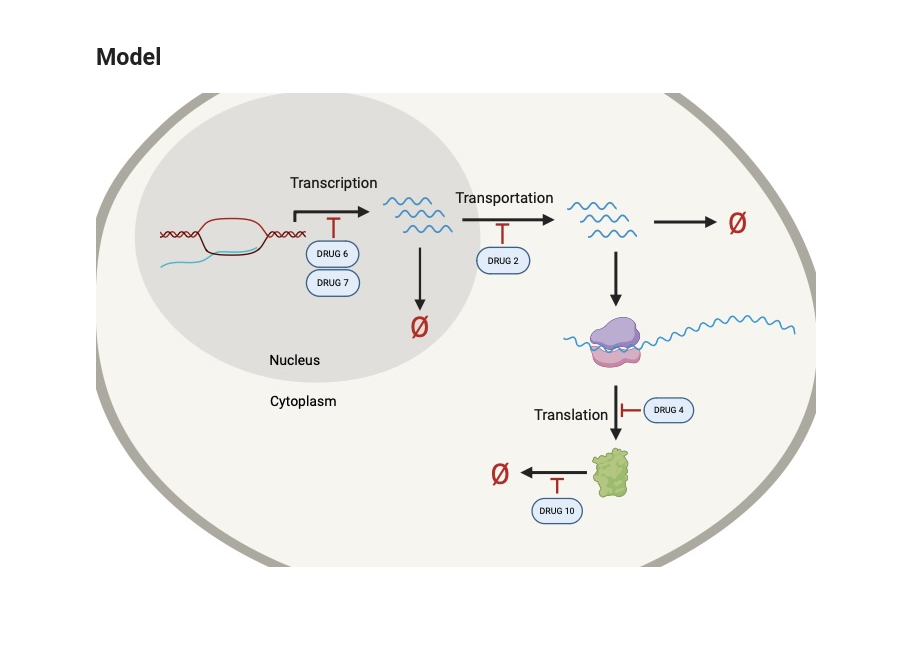
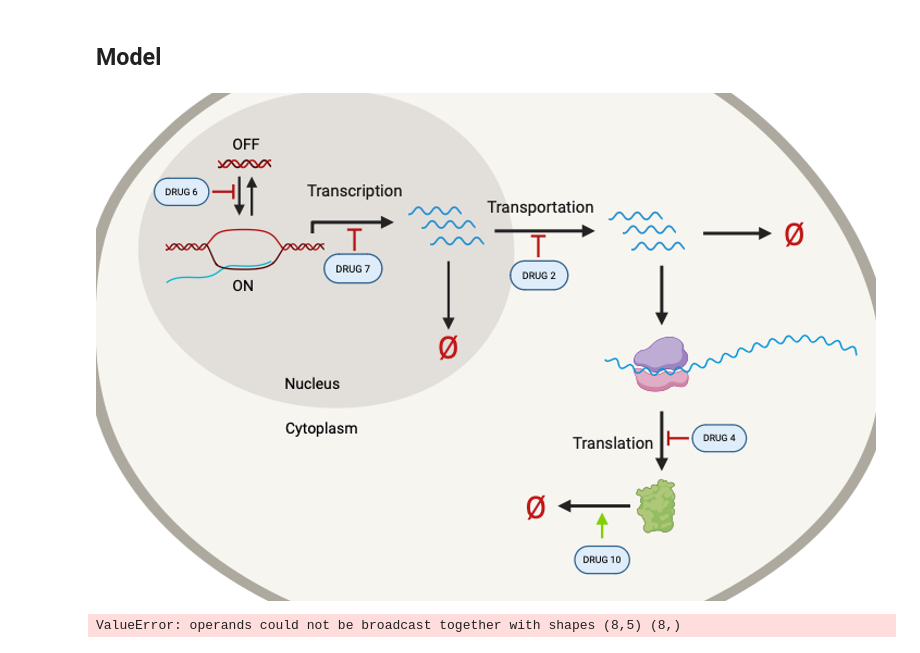
Before and after one commit to Munsky/UQbio2024_Team4, a Jupyter notebook: model.ipynb, the cells around one changed output. Drawn from its saved outputs; the diff is of its cells as text; code cells hidden in the pictures; blank space fills up the shorter version.

```diff
--- a/model.ipynb
+++ b/model.ipynb
@@ -85,9 +91,9 @@ from IPython.display import Image, display
 # %% [markdown]
 ## Model
-# %%
-display(Image(filename='9B200049-1845-48E0-955A-8C0A527800D0_1_201_a.jpeg'))
-# %% [output]
-[figure, removed]
+# %%
+display(Image(filename='Drugs cartoon.png'))
+# %% [output]
+[figure, added]
 # %%
 #model variables
 
@@ -165,0 +166,16 @@ r7 = -k7*x4
+# %%
+#stechiometry matrix
+S = np.array([S1,S2,S3,S4,S5,S6,S7,S8])
+
+#rate constants
+k = np.array([k1,k2,k3,k4,k5,k6,k7,k8])
+
+#propensity functions
+w = np.array([w1,w2,w3,w4,w5,w6,w7,w8])
+
+# Initial state
+x = np.array([x1, x2, x3, x4])
+
+dx_dt = S*w
+# %% [output]
+ValueError: operands could not be broadcast together with shapes (8,5) (8,)
```
Also changed, not shown: parts of 10 cells of this notebook.
